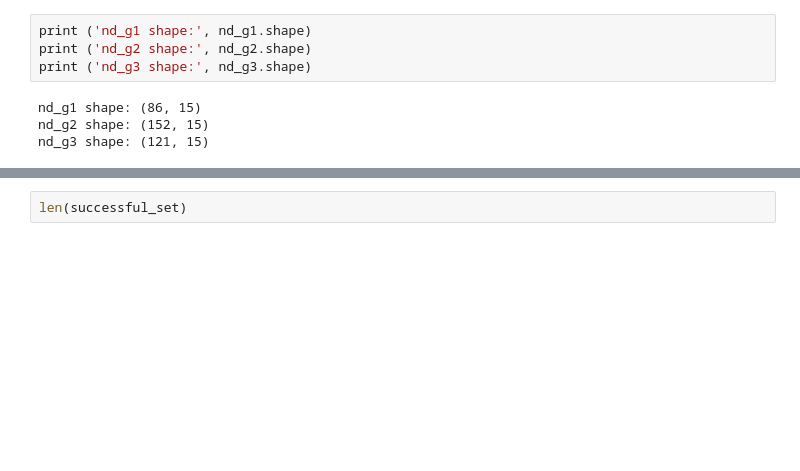
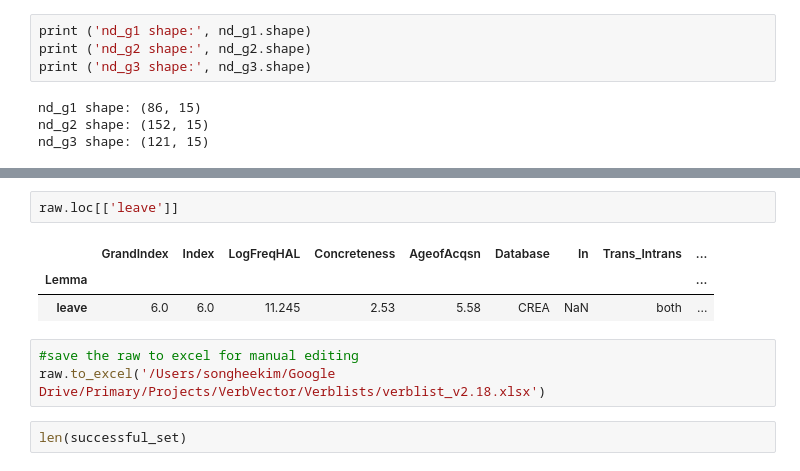
Before and after one commit to sonhkim/VerbVec, a Jupyter notebook: CreateVerbListForPermutation.ipynb, the cells around one changed output, grey strips where cells are left out. Cells and saved outputs as stored; diff of their text form; blank space fills up the shorter version.

```diff
--- a/CreateVerbListForPermutation.ipynb
+++ b/CreateVerbListForPermutation.ipynb
@@ -309,3 +409,12 @@ nd_g3 shape: (121, 15)
+# %%
+raw.loc[['leave']]
+# %% [output]
+|  | GrandIndex | Index | LogFreqHAL | Concreteness | AgeofAcqsn | Database | In | Trans_Intrans | ... |
+| Lemma |  |  |  |  |  |  |  |  | ... |
+| leave | 6.0 | 6.0 | 11.245 | 2.53 | 5.58 | CREA | NaN | both | ... |
+# %%
+#save the raw to excel for manual editing
+raw.to_excel('/Users/songheekim/Google Drive/Primary/Projects/VerbVector/Verblists/verblist_v2.18.xlsx')
 # %%
 len(successful_set)
 # %% [output]
```
Also changed, not shown: parts of 27 cells of this notebook.
